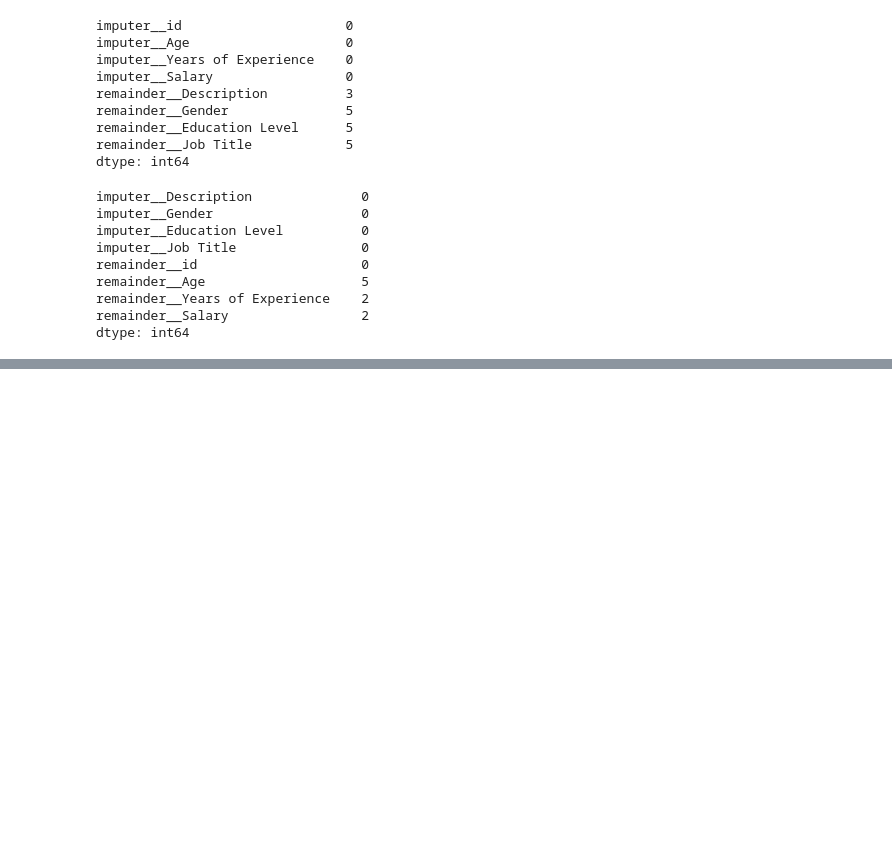
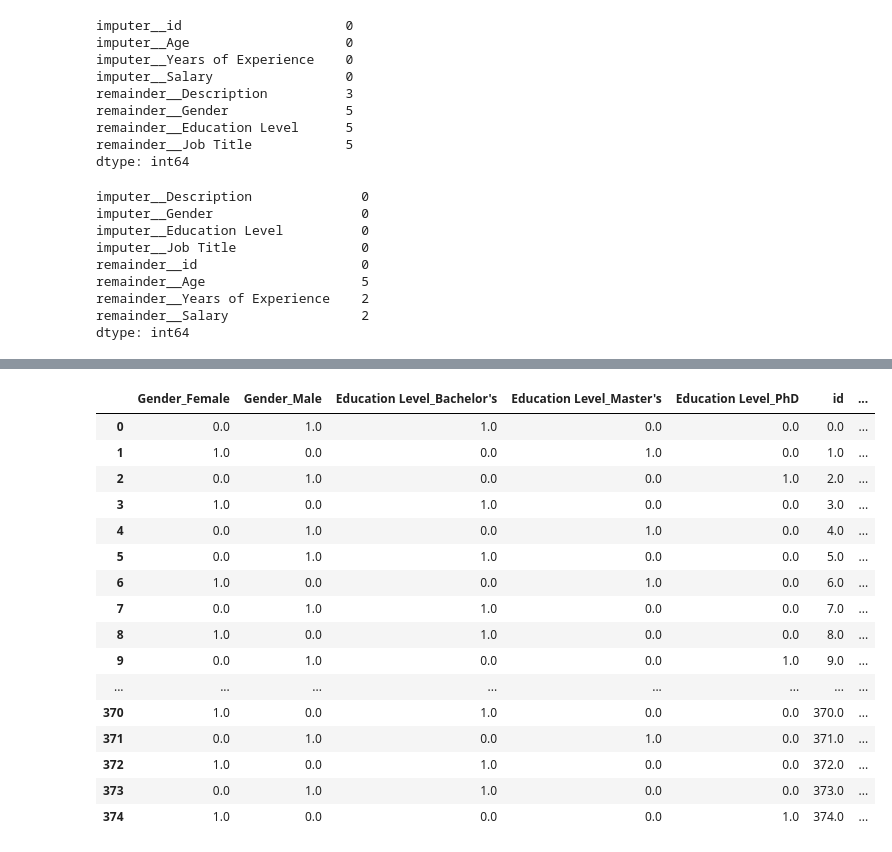
Before and after one commit to leonardoheis/fau_predic_salario, a Jupyter notebook: notebooks/featuretools.ipynb, the cells around one changed output, grey strips where cells are left out. Cells and saved outputs as stored; diff of their text form; code cells hidden in the pictures; blank space fills up the shorter version.

```diff
--- a/notebooks/featuretools.ipynb
+++ b/notebooks/featuretools.ipynb
@@ -347,0 +377,36 @@ dtype: int64
+# %%
+#original_cols = df_final.columns.tolist()
+
+desc = df_final['Description'].copy()
+job  = df_final['Job Title'].copy()
+
+df_final_OneHotEncoder = df_final.drop(columns=['Description', 'Job Title'])
+
+categorical_vars = df_final_OneHotEncoder.select_dtypes(include="object").columns.tolist()
+
+ct_ohe = ColumnTransformer(
+    transformers=[
+        (
+            "ohe",
+            OneHotEncoder(
+                drop=None,
+                sparse_output=False,
+                handle_unknown='ignore'
+            ),
+            categorical_vars
+        )
+    ],
+    remainder="passthrough",
+    verbose_feature_names_out=False
+).set_output(transform="pandas")
+
+df_ohe = ct_ohe.fit_transform(df_final_OneHotEncoder)
+
+df_ohe['Description'] = desc.values
+df_ohe['Job Title']   = job.values
+
+#df_final_encoded = df_ohe[original_cols]
+
+print(df_ohe.shape)
+print(df_ohe.columns.tolist())
+df_ohe.head()
@@ -347,0 +422,20 @@ dtype: int64
+# %%
+df_ohe
+# %% [output]
+|  | Gender_Female | Gender_Male | Education Level_Bachelor's | Education Level_Master's | Education Level_PhD | id | ... |
+| 0 | 0.0 | 1.0 | 1.0 | 0.0 | 0.0 | 0.0 | ... |
+| 1 | 1.0 | 0.0 | 0.0 | 1.0 | 0.0 | 1.0 | ... |
+| 2 | 0.0 | 1.0 | 0.0 | 0.0 | 1.0 | 2.0 | ... |
+| 3 | 1.0 | 0.0 | 1.0 | 0.0 | 0.0 | 3.0 | ... |
+| 4 | 0.0 | 1.0 | 0.0 | 1.0 | 0.0 | 4.0 | ... |
+| 5 | 0.0 | 1.0 | 1.0 | 0.0 | 0.0 | 5.0 | ... |
+| 6 | 1.0 | 0.0 | 0.0 | 1.0 | 0.0 | 6.0 | ... |
+| 7 | 0.0 | 1.0 | 1.0 | 0.0 | 0.0 | 7.0 | ... |
+| 8 | 1.0 | 0.0 | 1.0 | 0.0 | 0.0 | 8.0 | ... |
+| 9 | 0.0 | 1.0 | 0.0 | 0.0 | 1.0 | 9.0 | ... |
+| ... | ... | ... | ... | ... | ... | ... | ... |
+| 370 | 1.0 | 0.0 | 1.0 | 0.0 | 0.0 | 370.0 | ... |
+| 371 | 0.0 | 1.0 | 0.0 | 1.0 | 0.0 | 371.0 | ... |
+| 372 | 1.0 | 0.0 | 1.0 | 0.0 | 0.0 | 372.0 | ... |
+| 373 | 0.0 | 1.0 | 1.0 | 0.0 | 0.0 | 373.0 | ... |
+| 374 | 1.0 | 0.0 | 0.0 | 0.0 | 1.0 | 374.0 | ... |
```
Also changed, not shown: parts of 3 cells of this notebook.
